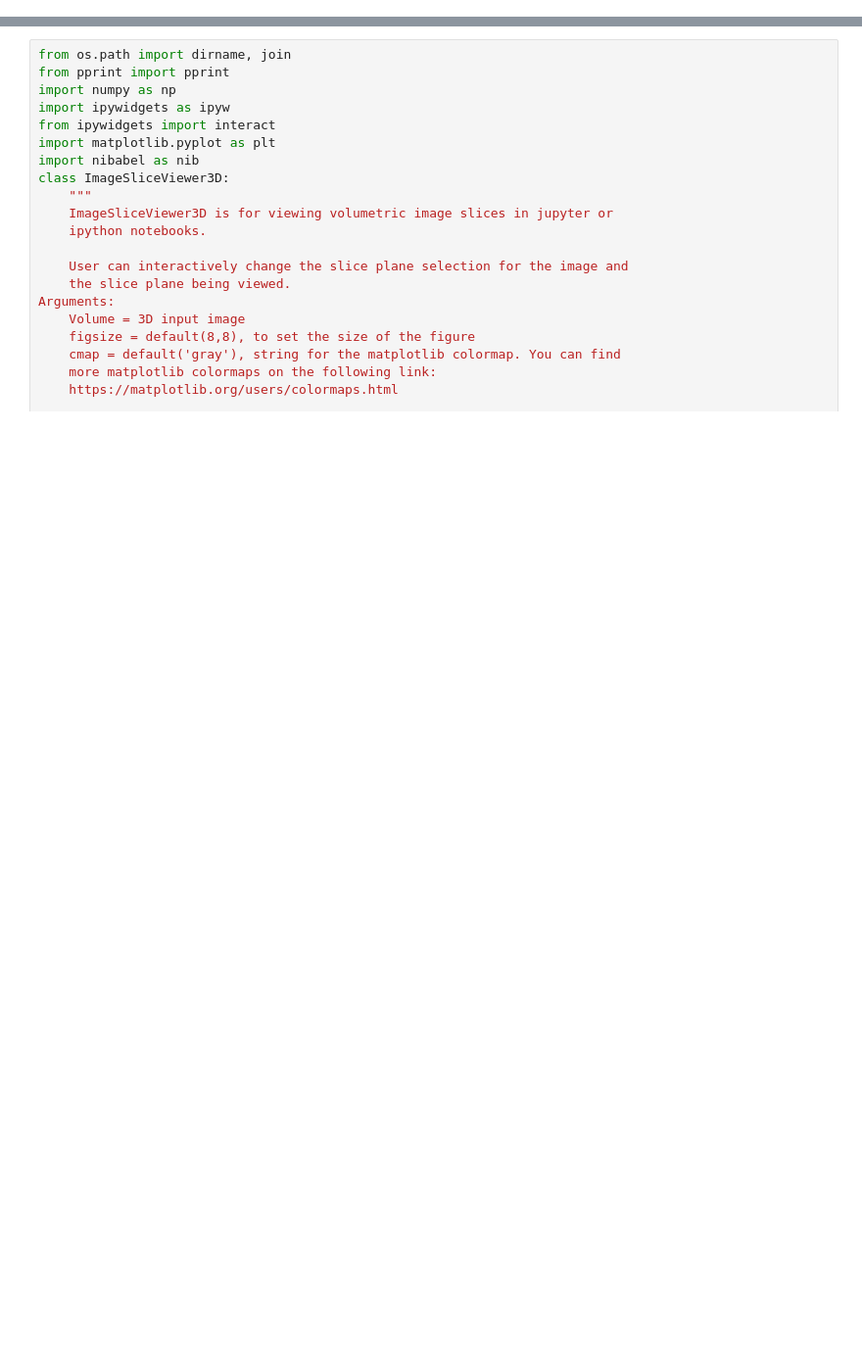
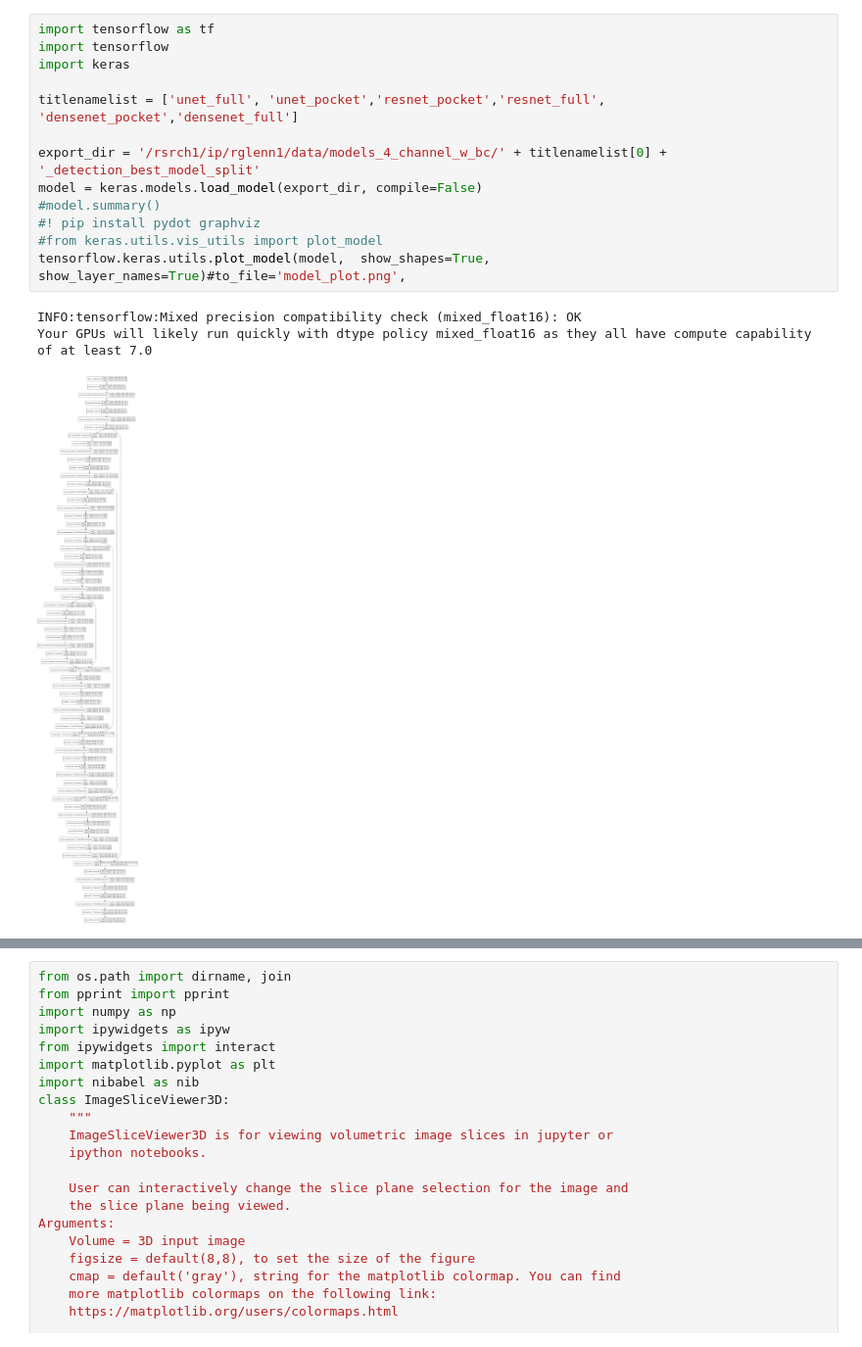
Before and after one commit to rachelglenn/MIST, a Jupyter notebook: Analysis_performance_patient_data.ipynb, the cells around one changed output, grey strips where cells are left out. Shown at 98% size. Cells and saved outputs as stored; diff of their text form; blank space fills up the shorter version.

```diff
--- a/Analysis_performance_patient_data.ipynb
+++ b/Analysis_performance_patient_data.ipynb
@@ -68,0 +89,17 @@ print(id[16])
+# %%
+import tensorflow as tf
+import tensorflow
+import keras
+
+titlenamelist = ['unet_full', 'unet_pocket','resnet_pocket','resnet_full', 'densenet_pocket','densenet_full']
+
+export_dir = '/rsrch1/ip/rglenn1/data/models_4_channel_w_bc/' + titlenamelist[0] + '_detection_best_model_split'
+model = keras.models.load_model(export_dir, compile=False)
+#model.summary()
+#! pip install pydot graphviz
+#from keras.utils.vis_utils import plot_model
+tensorflow.keras.utils.plot_model(model,  show_shapes=True, show_layer_names=True)#to_file='model_plot.png',
+# %% [output]
+INFO:tensorflow:Mixed precision compatibility check (mixed_float16): OK
+Your GPUs will likely run quickly with dtype policy mixed_float16 as they all have compute capability of at least 7.0
+[figure, added]
```
Also changed, not shown: parts of 12 cells of this notebook, 4 other files.
